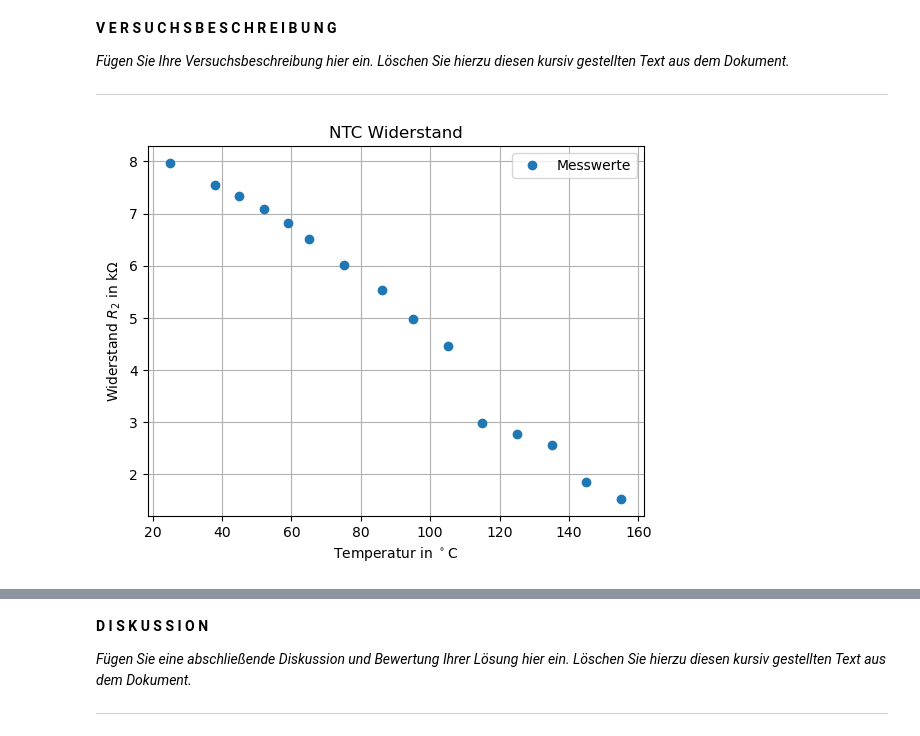
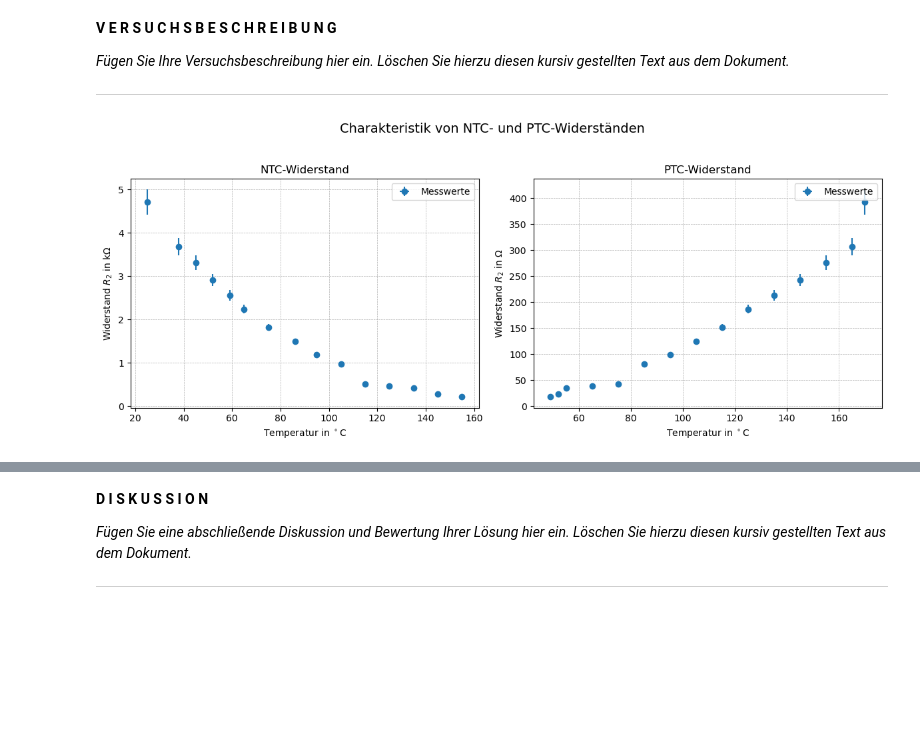
Before and after one commit to Jakob8624/P2_Mo08, a Jupyter notebook: Elektrische_Bauelemente/Elektrische_Bauelemente.ipynb, the cells around one changed output, grey strips where cells are left out. Saved outputs shown, nothing was run; the diff lists cells and outputs as text; code cells hidden in the pictures; blank space fills up the shorter version.

```diff
--- a/Elektrische_Bauelemente/Elektrische_Bauelemente.ipynb
+++ b/Elektrische_Bauelemente/Elektrische_Bauelemente.ipynb
@@ -242,45 +242,54 @@ delta_U_schwelle_Pd = np.array([0.15, 0.15])
 ---
 # %%
 # Messreihe für NTC Widerstand
-R_0_ntc = 1.2 # kOhm
-R_pot_ntc_0 = 10 # kOhm
-Temp_ntc = np.array([25, 38, 45, 52, 59,
-                     65, 75, 86, 95, 105,
-                     115, 125, 135, 145, 155
-                     ]) # Degrees
-R_2 = np.array([7.97, 7.54, 7.34, 7.08, 6.81,
-                6.51, 6.02, 5.54, 4.98, 4.47,
-                2.98, 2.77, 2.57, 1.86, 1.53
-                ]) # kOhm -  anzeige am Potentiometer
-# Änderung
-git = 1000
-# plot R_2 (Temp)
-plt.plot(Temp_ntc, R_2, 'o', label='Messwerte')
-plt.xlabel(r'Temperatur in $^\circ$C')
-plt.ylabel(r'Widerstand $R_2$ in k$\Omega$')
-plt.title('NTC Widerstand')
-plt.grid()
-plt.legend()
-plt.show()
+delta_T = 0.5
+delta_U = 0.1
+R_0_ntc = ufloat(1.2, 0.012) # kOhm
+R_pot_ntc_0 = 10 # V
+Temp_ntc = np.array([25, 38, 45, 52, 59, 65, 75, 86, 95, 105, 115, 125, 135, 145, 155 ]) # Degrees
+U_ntc = np.array([7.97, 7.54, 7.34, 7.08, 6.81, 6.51, 6.02, 5.54, 4.98, 4.47, 2.98, 2.77, 2.57, 1.86, 1.53 ]) # V -  anzeige am Potentiometer
+u_Temp_ntc = unumpy.uarray(Temp_ntc, delta_T)
+u_U_ntc = unumpy.uarray(U_ntc, delta_U)
+
+R_ntc = ( u_U_ntc / (10 - u_U_ntc) ) * R_0_ntc
 
 # Messreihe für PTC Widerstand
-R_0_ptc = 100 # Ohm
-Temp_ptc = np.array([170, 165, 155, 145, 135,
-                     125, 115, 105, 95, 85,
-                     75, 65, 55, 52, 49]) # Degrees
+R_0_ptc = ufloat(100,1) # Ohm
+T_ptc = np.array([170, 165, 155, 145, 135, 125, 115, 105, 95, 85, 75, 65, 55, 52, 49]) # Degrees
+U_ptc = np.array([6.23, 6.1, 6.05, 5.96, 5.88, 5.85, 5.81, 5.74, 5.68, 5.61, 5.56, 5.5, 5.45, 5.42, 5.4 ]) # kOhm
+u_Temp_ptc = unumpy.uarray(T_ptc, delta_T)
+u_U_ptc = unumpy.uarray(U_ptc, delta_U)
 
-R_pot_ptc = np.array([6.23, 6.1, 6.05, 5.96, 5.88,
-                      5.85, 5.81, 5.74, 5.68, 5.61,
-                      5.56, 5.5, 5.45, 5.42, 5.4
-                      ]) # kOhm
 
-# plot R_pot_ptc (Temp)
-plt.plot(Temp_ptc, R_pot_ptc, 'o', label='Messwerte')
-plt.xlabel(r'Temperatur in $^\circ$C')
-plt.ylabel(r'Widerstand $R_2$ in k$\Omega$')
-plt.title('PTC Widerstand')
-plt.grid()
-plt.legend()
+R_pot_ptc = ( u_U_ntc / (10 - u_U_ntc) ) * R_0_ptc
+
+# Erstelle Subplots: 1 Zeile, 2 Spalten
+fig, axs = plt.subplots(1, 2, figsize=(12, 5), sharey=False)
+
+# Plot NTC
+axs[0].errorbar(unumpy.nominal_values(u_Temp_ntc), unumpy.nominal_values(R_ntc),
+                xerr=unumpy.std_devs(u_Temp_ntc), yerr=unumpy.std_devs(R_ntc),
+                fmt='o', label='Messwerte')
+axs[0].set_xlabel(r'Temperatur in $^\circ$C')
+axs[0].set_ylabel(r'Widerstand $R_2$ in k$\Omega$')
+axs[0].set_title('NTC-Widerstand')
+axs[0].grid(True, which='both', linestyle='--', linewidth=0.5)
+axs[0].legend()
+
+# Plot PTC
+axs[1].errorbar(unumpy.nominal_values(u_Temp_ptc), unumpy.nominal_values(R_pot_ptc),
+                xerr=unumpy.std_devs(u_Temp_ptc), yerr=unumpy.std_devs(R_pot_ptc),
+                fmt='o', label='Messwerte')
+axs[1].set_xlabel(r'Temperatur in $^\circ$C')
+axs[1].set_ylabel(r'Widerstand $R_2$ in $\Omega$')
+axs[1].set_title('PTC-Widerstand')
+axs[1].grid(True, which='both', linestyle='--', linewidth=0.5)
+axs[1].legend()
+
+# Optional: Gesamttitel und Layout anpassen
+fig.suptitle('Charakteristik von NTC- und PTC-Widerständen', fontsize=14)
+fig.tight_layout(rect=[0, 0, 1, 0.95])  # Platz für Titel lassen
+
 plt.show()
 # %% [output]
-[figure, old version]
+[figure, new version]
```
Also changed, not shown: parts of 2 cells of this notebook.
